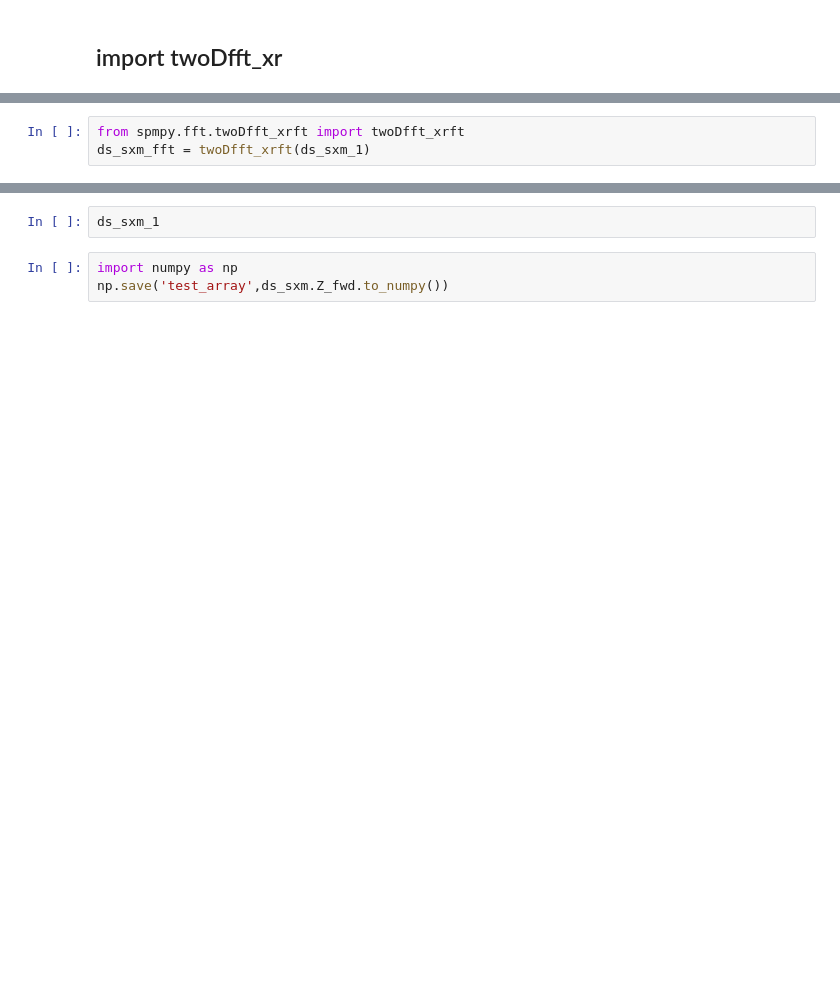
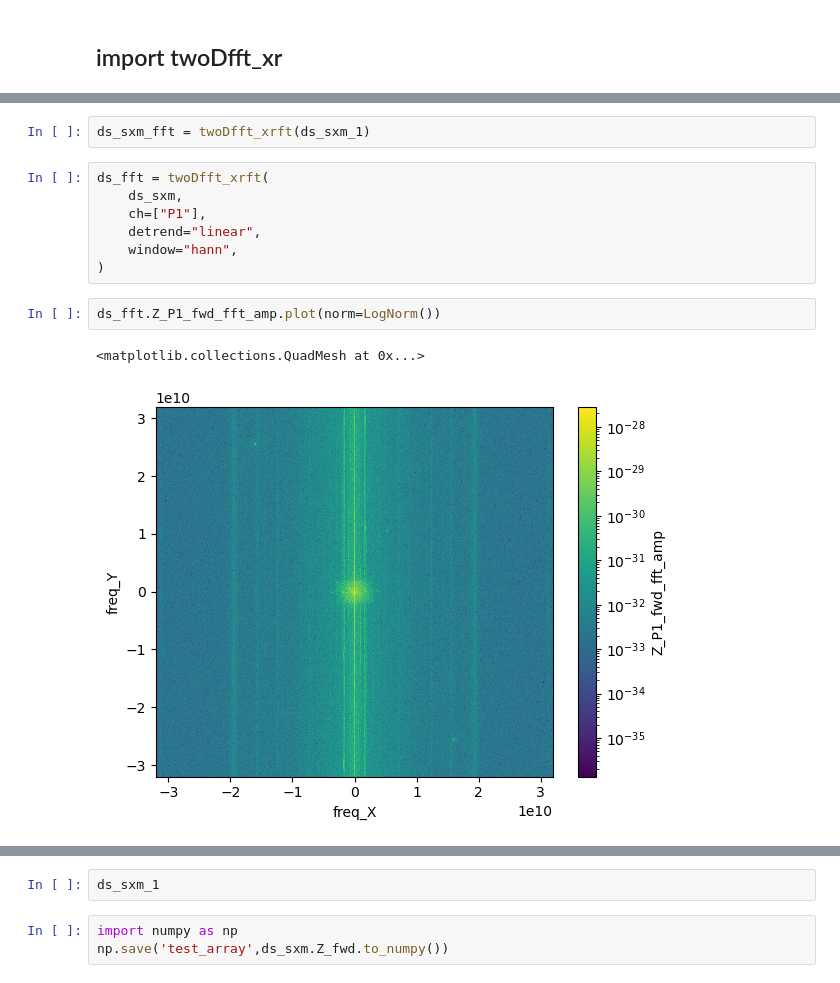
Before and after one commit to jewook-park/SPMpy_public, a Jupyter notebook: notebooks/quickstart_spmpy_v0_1.ipynb, the cells around one changed output, grey strips where cells are left out. Saved outputs shown, nothing was run; the diff lists cells and outputs as text; blank space fills up the shorter version.

```diff
--- a/notebooks/quickstart_spmpy_v0_1.ipynb
+++ b/notebooks/quickstart_spmpy_v0_1.ipynb
@@ -755,3 +789,14 @@ isns.imshow(ds_sxm_1.Z_P1_fwd)
 # %%
-from spmpy.fft.twoDfft_xrft import twoDfft_xrft
 ds_sxm_fft = twoDfft_xrft(ds_sxm_1)
+# %%
+ds_fft = twoDfft_xrft(
+    ds_sxm,
+    ch=["P1"],
+    detrend="linear",
+    window="hann",
+)
+# %%
+ds_fft.Z_P1_fwd_fft_amp.plot(norm=LogNorm())
+# %% [output]
+<matplotlib.collections.QuadMesh at 0x...>
+[figure, added]
```
Also changed, not shown: parts of 62 cells of this notebook, 1 other file.
